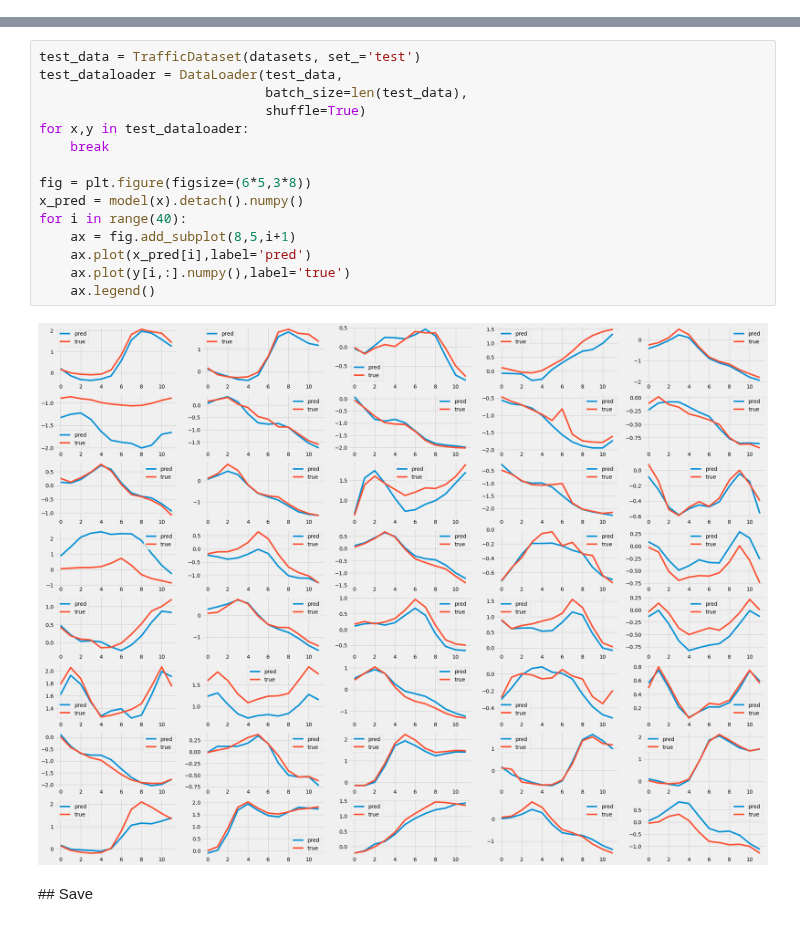
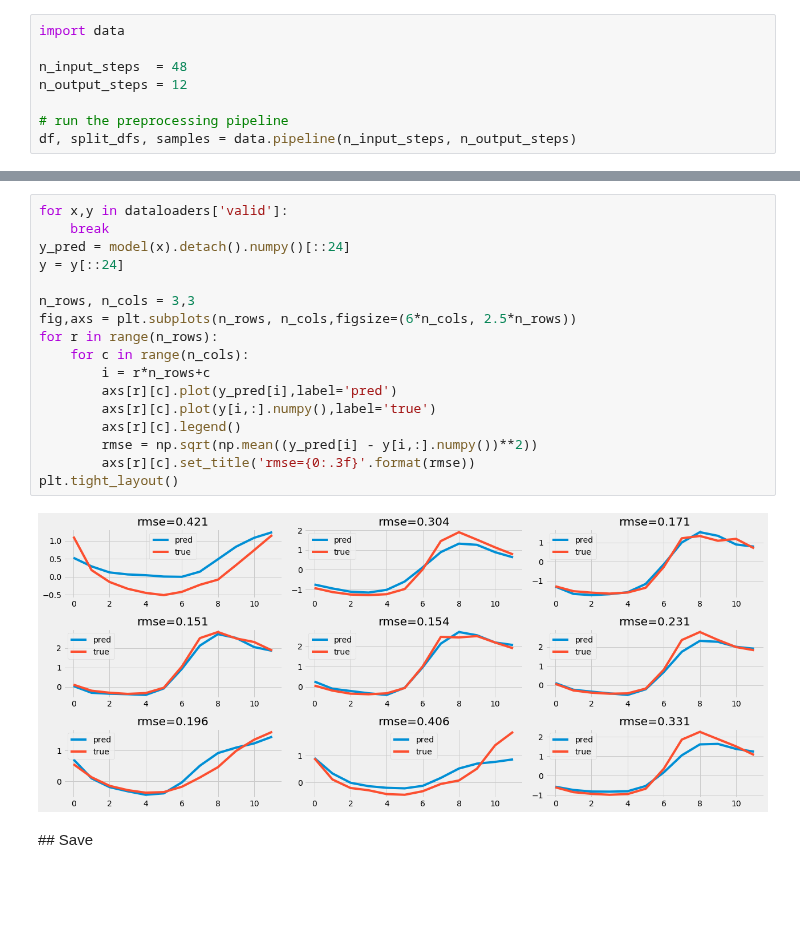
Before and after one commit to aybchan/uber-time-series, a Jupyter notebook: 02_autoencoder.ipynb, the cells around one changed output, grey strips where cells are left out. Cells and saved outputs as stored; diff of their text form; blank space fills up the shorter version.

```diff
--- a/02_autoencoder.ipynb
+++ b/02_autoencoder.ipynb
@@ -37,0 +15,8 @@ losses = []
+# %%
+import data
+
+n_input_steps  = 48
+n_output_steps = 12
+
+# run the preprocessing pipeline
+df, split_dfs, samples = data.pipeline(n_input_steps, n_output_steps)
@@ -72,20 +156,22 @@ _   = ax.set_yscale('log')
-# %%
-test_data = TrafficDataset(datasets, set_='test')
-test_dataloader = DataLoader(test_data,
-                             batch_size=len(test_data),
-                             shuffle=True)
-for x,y in test_dataloader:
-    break
-
-fig = plt.figure(figsize=(6*5,3*8))
-x_pred = model(x).detach().numpy()
-for i in range(40):
-    ax = fig.add_subplot(8,5,i+1)
-    ax.plot(x_pred[i],label='pred')
-    ax.plot(y[i,:].numpy(),label='true')
-    ax.legend()
-# %% [output]
-[figure, removed]
+# %%
+for x,y in dataloaders['valid']:
+    break
+y_pred = model(x).detach().numpy()[::24]
+y = y[::24]
+
+n_rows, n_cols = 3,3
+fig,axs = plt.subplots(n_rows, n_cols,figsize=(6*n_cols, 2.5*n_rows))
+for r in range(n_rows):
+    for c in range(n_cols):
+        i = r*n_rows+c
+        axs[r][c].plot(y_pred[i],label='pred')
+        axs[r][c].plot(y[i,:].numpy(),label='true')
+        axs[r][c].legend()
+        rmse = np.sqrt(np.mean((y_pred[i] - y[i,:].numpy())**2))
+        axs[r][c].set_title('rmse={0:.3f}'.format(rmse))
+plt.tight_layout()
+# %% [output]
+[figure, added]
 # %% [markdown]
 ## Save
 # %%
```
Also changed, not shown: parts of 19 cells of this notebook.
